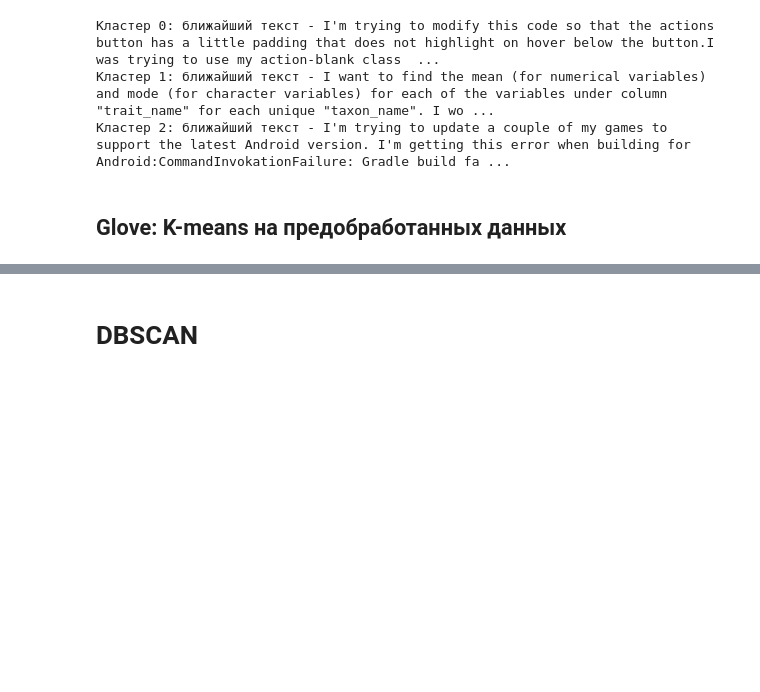
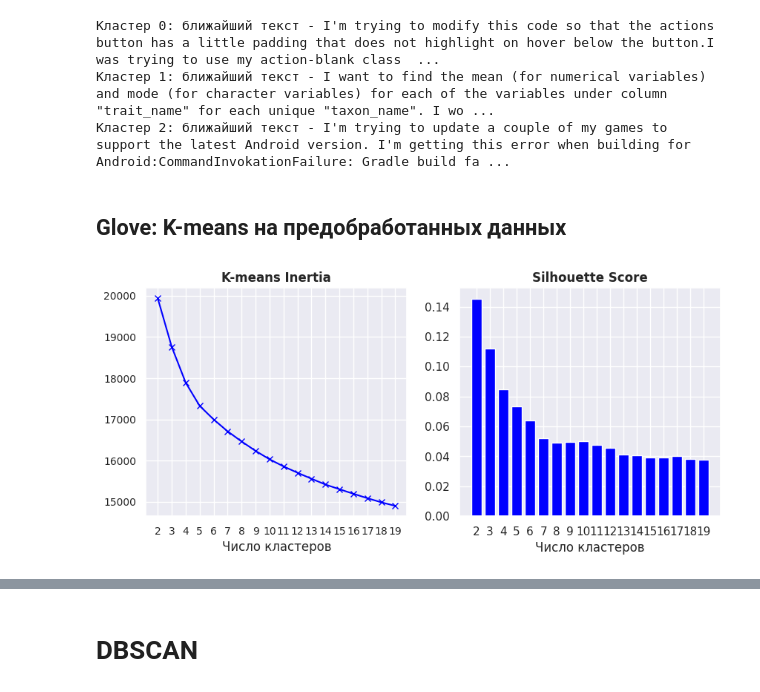
Before and after one commit to vixbi/machinelearning, a Jupyter notebook: HW5_Shumakova_ML.ipynb, the cells around one changed output, grey strips where cells are left out. Drawn from its saved outputs; the diff is of its cells as text; code cells hidden in the pictures; blank space fills up the shorter version.

```diff
--- a/HW5_Shumakova_ML.ipynb
+++ b/HW5_Shumakova_ML.ipynb
@@ -645,3 +674,11 @@ get_nearest_texts(kmeans_tfidf_norm, pca_3_result_tfidf_norm, display=True)
 Кластер 2: ближайший текст - I'm trying to update a couple of my games to support the latest Android version. I'm getting this error when building for Android:CommandInvokationFailure: Gradle build fa ...
 # %% [markdown]
 ## Glove: K-means на предобработанных данных
+# %%
+glove_vec_norm = np.array(list(stckover_df.normalized.apply(glove_vectorize)))
+# %%
+inertia, silhouette = eval_clusters(glove_vec_norm)
+# %%
+plot_metrics(inertia, silhouette)
+# %% [output]
+[figure, added]
```
Also changed, not shown: parts of 21 cells of this notebook.
